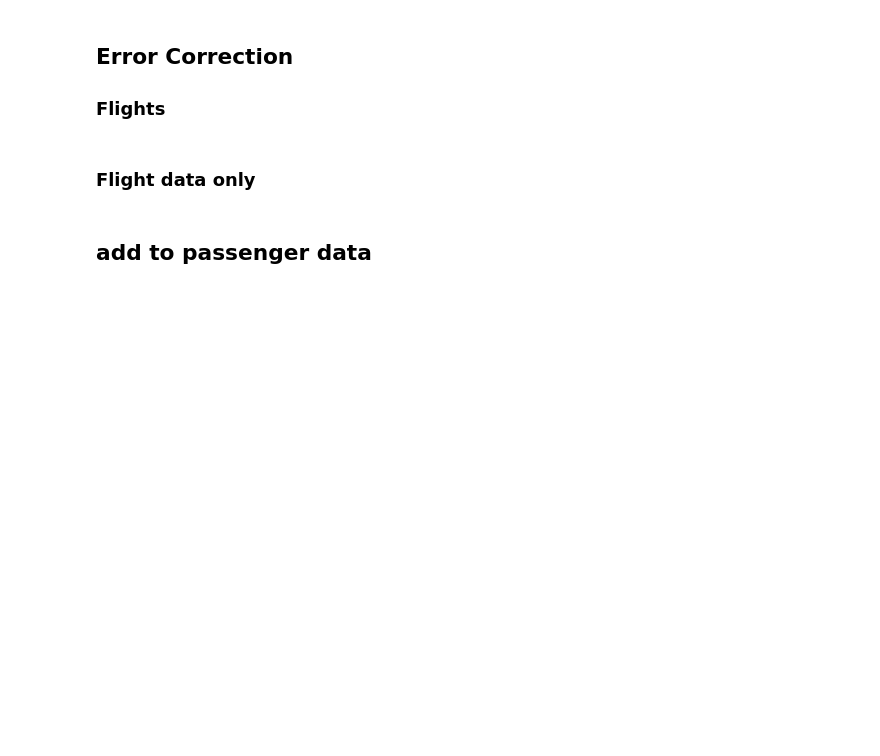
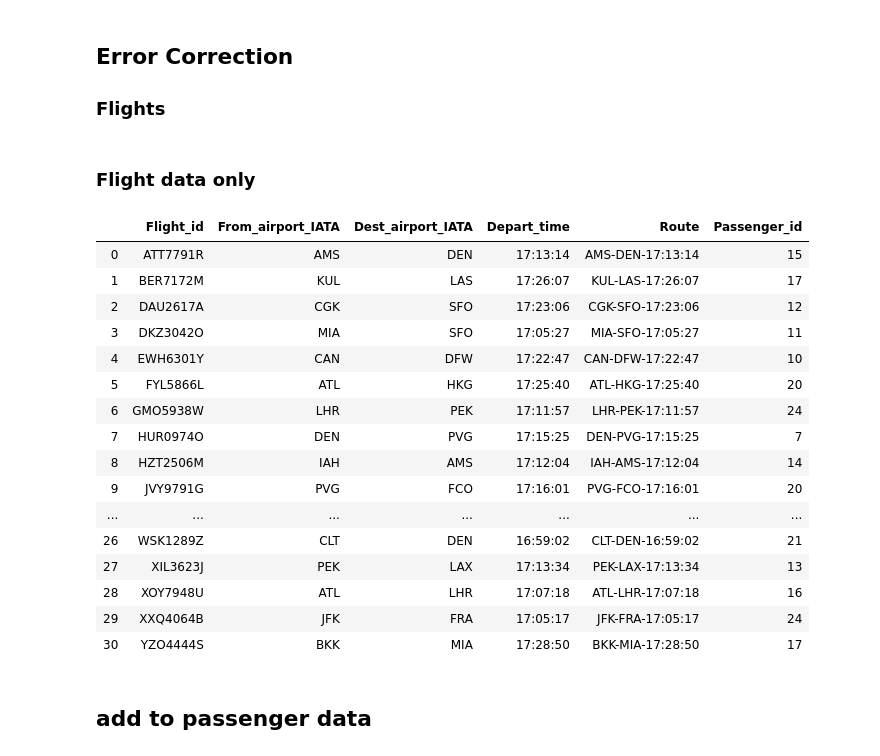
Before and after one commit to bloomfield-analysis/jk800839, a Jupyter notebook: CSMCC16 Flight Assignment JK800839.ipynb, the cells around one changed output. Saved outputs shown, nothing was run; the diff lists cells and outputs as text; code cells hidden in the pictures; blank space fills up the shorter version.

Commit message:
Update flight error correction to function

```diff
--- a/CSMCC16 Flight Assignment JK800839.ipynb
+++ b/CSMCC16 Flight Assignment JK800839.ipynb
@@ -196,3 +196,21 @@ flights=flights[flights['Dest_airport_IATA'].isin(airports)]
 # %%
 #merge correct flights with passenger numbers
-flight_only_data = flight_only_data.merge(pass_per_flight, how='inner', on=['Flight_id'])
+flights_merge=flights.merge(pass_per_flight, how='inner', on=['Flight_id'])
+# %% [output]
+|  | Flight_id | From_airport_IATA | Dest_airport_IATA | Depart_time | Route | Passenger_id |
+| 0 | ATT7791R | AMS | DEN | 17:13:14 | AMS-DEN-17:13:14 | 15 |
+| 1 | BER7172M | KUL | LAS | 17:26:07 | KUL-LAS-17:26:07 | 17 |
+| 2 | DAU2617A | CGK | SFO | 17:23:06 | CGK-SFO-17:23:06 | 12 |
+| 3 | DKZ3042O | MIA | SFO | 17:05:27 | MIA-SFO-17:05:27 | 11 |
+| 4 | EWH6301Y | CAN | DFW | 17:22:47 | CAN-DFW-17:22:47 | 10 |
+| 5 | FYL5866L | ATL | HKG | 17:25:40 | ATL-HKG-17:25:40 | 20 |
+| 6 | GMO5938W | LHR | PEK | 17:11:57 | LHR-PEK-17:11:57 | 24 |
+| 7 | HUR0974O | DEN | PVG | 17:15:25 | DEN-PVG-17:15:25 | 7 |
+| 8 | HZT2506M | IAH | AMS | 17:12:04 | IAH-AMS-17:12:04 | 14 |
+| 9 | JVY9791G | PVG | FCO | 17:16:01 | PVG-FCO-17:16:01 | 20 |
+| ... | ... | ... | ... | ... | ... | ... |
+| 26 | WSK1289Z | CLT | DEN | 16:59:02 | CLT-DEN-16:59:02 | 21 |
+| 27 | XIL3623J | PEK | LAX | 17:13:34 | PEK-LAX-17:13:34 | 13 |
+| 28 | XOY7948U | ATL | LHR | 17:07:18 | ATL-LHR-17:07:18 | 16 |
+| 29 | XXQ4064B | JFK | FRA | 17:05:17 | JFK-FRA-17:05:17 | 24 |
+| 30 | YZO4444S | BKK | MIA | 17:28:50 | BKK-MIA-17:28:50 | 17 |
```
Also changed, not shown: parts of 19 cells of this notebook.
